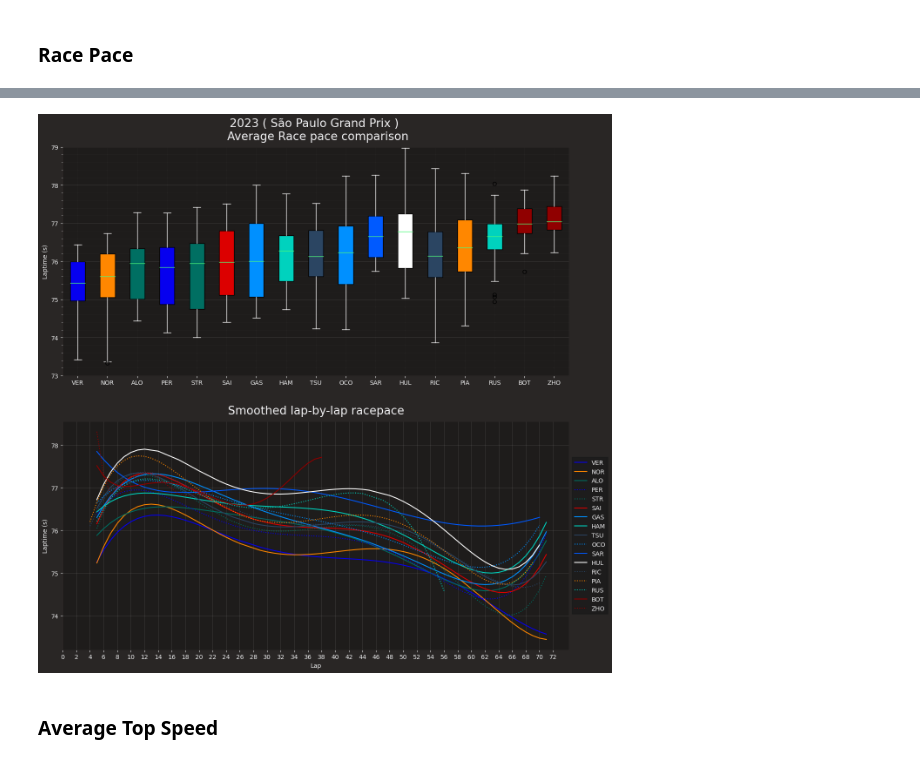
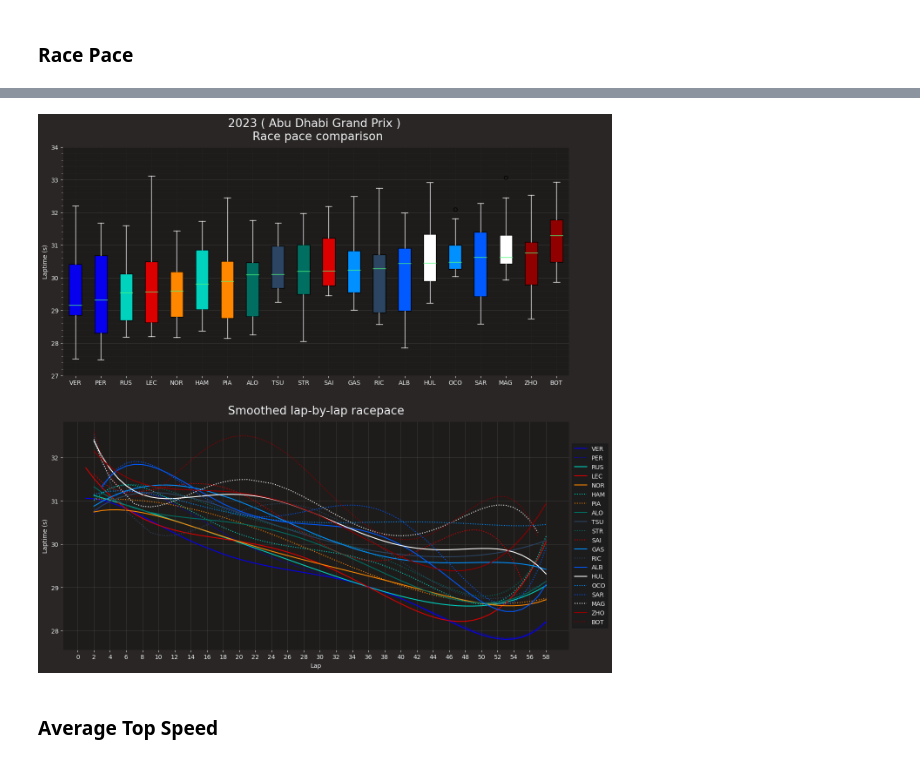
Before and after one commit to RACIM01/F1_Data_Analysing_RCM, a Jupyter notebook: Race.ipynb, the cells around one changed output, grey strips where cells are left out. Drawn from its saved outputs; the diff is of its cells as text; code cells hidden in the pictures.

```diff
--- a/Race.ipynb
+++ b/Race.ipynb
@@ -29,8 +33,9 @@ fastf1.plotting.setup_mpl(mpl_timedelta_support=False, misc_mpl_mods=False)
 # %%
 ses = 5
-race = 20
+race = 'abu dhabi'
+year = 2023
 # %%
-session = fastf1.get_session(2023,race,ses)
+session = fastf1.get_session(year,race,ses)
 session.load()
 fastf1.Cache.enable_cache('cache')
 # %% [output]
@@ -380,7 +394,7 @@ delta_time = laps[["DriverNumber","Driver","LapNumber","LapStartTime","LapStartT
 # delta_time["LapNumber"] = delta_time["LapNumber"] -1
 # loop to calculate race gap to race winner
 for i in drivers:
-    print(i)
+    # print(i)
     #calculate the difference between race winner and other drivers on the laps Start Time Seconds
     gap = delta_time.loc[delta_time["DriverNumber"] == i,["LapStartTimeS"]].reset_index() - delta_time.loc[delta_time["DriverNumber"] == winner,["LapStartTimeS"]].reset_index()
     #Drop NAN values
@@ -418,23 +432,24 @@ for i in drivers[:10]:
     #     max_gap = int(y.max().values[0])+10
     # if (min_gap > y.min().values[0]):
     #     min_gap = int(y.min().values[0]) - (10+int(y.min().values[0]))
-    plt.text(x.max()+0.2, y.iloc[-1], "+"+"{:.3f}".format(y.iloc[-1]), fontsize=10, color='white')
+    # plt.text(x.max()+0.2, y.iloc[-1], "+"+"{:.3f}".format(y.iloc[-1]), fontsize=10, color='white')
 # Customize the plot
 plt.title('2023 ('+race_name+') \n Gap to '+session_name+' Winner')
 plt.xlabel('Lap')
 plt.ylabel('Seconds Gap')
 plt.xticks(range(0, max_lap_race+2, 2))
-plt.xlim(0, max_lap_race+8)
-plt.yticks(range(-15, 100, 5))
+plt.xlim(0, max_lap_race+2)
+plt.yticks(range(-30, 90, 5))
+plt.ylim(-20, 60)
 plt.gca().invert_yaxis()
 
 #Safety car zone
 SC = Safety_car(safetycar)
 VSC = Safety_car(Vsafetycar)
 for i in range(0,len(SC)):
-    plt.axvspan(SC[i][0], SC[i][1], facecolor='yellow', alpha=0.3, label = 'SC')
+    plt.axvspan(SC[i][0], SC[i][1], facecolor='yellow', alpha=0.2, label = 'SC')
 for i in range(0,len(VSC)):
-    plt.axvspan(VSC[i][0], VSC[i][1], facecolor='orange', alpha=0.3, label = 'VSC')
+    plt.axvspan(VSC[i][0], VSC[i][1], facecolor='orange', alpha=0.2, label = 'VSC')
 
 # plt.fill_between([14, 15],-10,80, color='Orange', alpha=0.3, label='VSC')
 
@@ -449,6 +464,6 @@ plt.grid(True, alpha=0.1)
 plt.legend(loc='center left', bbox_to_anchor=(1, 0.5))
 
 # Display the plot
-plt.savefig('C:/Users/GTR/Pictures/Graphes/Race/2023_'+race_name+'_GapRaceWinner.png', dpi=200, bbox_inches='tight')
+plt.savefig('C:/Users/GTR/Pictures/Graphes/Race/'+str(year)+' '+race_name+'/'+str(year)+'_'+race_name+'_GapRaceWinner.png', dpi=200, bbox_inches='tight')
 plt.show()
 # %% [output]
@@ -606,15 +605,20 @@ laptime_min = q25 - (1.5 * intr_qr) # IQR proximity rule: Min = q25 + 1,5 * IQR
 laps_pace.loc[laps_pace['LapTimeS'] < laptime_min, 'LapTimeS'] = np.nan
 laps_pace.loc[laps_pace['LapTimeS'] > laptime_max, 'LapTimeS'] = np.nan
 
+laps_pace['LapTimeS'] = laps_pace['LapTimeS'] - 60
 
+pace = laps_pace[["Driver","LapTimeS"]].dropna()
+pace = pace.groupby("Driver").median().reset_index().sort_values(by="LapTimeS").reset_index(drop=True)
+pace = pd.merge(pace, results[["Abbreviation","TeamColor"]], left_on='Driver', right_on='Abbreviation')
 # drivers abreviation list
-drivers_to_visualize = drivers_abr[:20]
+drivers_to_visualize = pace['Driver'].values
 
 # drivers average lap DataFrame
 # drivers= results['Abbreviation']
 # y axis max and min values
 max_time = int(laps_pace["LapTimeS"].max())+1
 min_time = int(laps_pace["LapTimeS"].min())-1
+
 
 # Ploting Graph
 
@@ -636,7 +640,7 @@ laptimes = [laps_pace.pick_driver(x)['LapTimeS'].dropna() for x in drivers_to_vi
 boxplot = ax[0].boxplot(laptimes, labels=drivers_to_visualize, patch_artist=True)
 
 # Set the colors for each boxplot
-for box, color in zip(boxplot['boxes'],results["TeamColor"]):
+for box, color in zip(boxplot['boxes'],pace["TeamColor"]):
     box.set(facecolor=color)  # Set the face color of the box
 
 # Set the line color to white
@@ -645,11 +649,10 @@ for whisker, cap in zip(boxplot['whiskers'], boxplot['caps']):
     cap.set(color='white')
 
 # Set the title and labels for the boxplot
-ax[0].set_title('2023 ( '+race_name+' ) \n Average '+session_name+' pace comparison')
+ax[0].set_title('2023 ( '+race_name+' ) \n '+session_name+' pace comparison')
 ax[0].set_ylabel('Laptime (s)')
 ax[0].yaxis.set_minor_locator(ticker.MultipleLocator(base=0.2))
 ax[0].grid(which='both',alpha=0.05)
-
 
 
 # ##############################
@@ -659,52 +662,52 @@ ax[0].grid(which='both',alpha=0.05)
 # ##############################
 for driver in drivers_to_visualize:
     driver_laps = laps_pace.pick_driver(driver)[['LapNumber', 'LapTimeS', 'Team']]
+    if len(driver_laps)> max_lap_race*0.8:
+        # Select all the laps from that driver
+        driver_laps = driver_laps.dropna()
 
-    # Select all the laps from that driver
-    driver_laps = driver_laps.dropna()
+        # Extract the team for coloring purploses
+        team = pd.unique(driver_laps['Team'])[0]
 
-    # Extract the team for coloring purploses
-    team = pd.unique(driver_laps['Team'])[0]
+        # X-coordinate is the lap number
+        x = driver_laps['LapNumber']
 
-    # X-coordinate is the lap number
-    x = driver_laps['LapNumber']
+        # Y-coordinate a smoothed line between all the laptimes
+        poly = np.polyfit(driver_laps['LapNumber'], driver_laps['LapTimeS'], 5)
+        y_poly = np.poly1d(poly)(driver_laps['LapNumber'])
 
-    # Y-coordinate a smoothed line between all the laptimes
-    poly = np.polyfit(driver_laps['LapNumber'], driver_laps['LapTimeS'], 5)
-    y_poly = np.poly1d(poly)(driver_laps['LapNumber'])
+        # Make sure that two teammates don't get the same line style
+        linestyle = '-' if team not in visualized_teams else ':'
 
-    # Make sure that two teammates don't get the same line style
-    linestyle = '-' if team not in visualized_teams else ':'
+        # Plot the data
+        ax[1].plot(x, y_poly, label=driver, color=fastf1.plotting.team_color(team), linestyle=linestyle)
 
-    # Plot the data
-    ax[1].plot(x, y_poly, label=driver, color=fastf1.plotting.team_color(team), linestyle=linestyle)
+        # Include scatterplot (individual laptimes)
+        # y = driver_laps['LapTimeS']
+        # scatter_marker = 'o' if team not in visualized_teams else '^'
+        # ax[1].scatter(x, y, label=driver, color=ff1.plotting.team_color(team), marker=scatter_marker)
 
-    # Include scatterplot (individual laptimes)
-    # y = driver_laps['LapTimeS']
-    # scatter_marker = 'o' if team not in visualized_teams else '^'
-    # ax[1].scatter(x, y, label=driver, color=ff1.plotting.team_color(team), marker=scatter_marker)
+        # Append labels
+        ax[1].set(ylabel = 'Laptime (s)')
+        ax[1].set(xlabel = 'Lap')
 
-    # Append labels
-    ax[1].set(ylabel = 'Laptime (s)')
-    ax[1].set(xlabel = 'Lap')
+        # Set title
+        ax[1].set_title('Smoothed lap-by-lap racepace')
 
-    # Set title
-    ax[1].set_title('Smoothed lap-by-lap racepace')
+        # ax[1].set_xtrick(range(0,55),2)
 
-    # ax[1].set_xtrick(range(0,55),2)
-
-    # Generate legend
-    ax[1].legend(loc='center left', bbox_to_anchor=(1, 0.5))
+        # Generate legend
+        ax[1].legend(loc='center left', bbox_to_anchor=(1, 0.5))
 
 
-    # Add the team to the visualized teams variable so that the next time the linestyle will be different
-    visualized_teams.append(team)
+        # Add the team to the visualized teams variable so that the next time the linestyle will be different
+        visualized_teams.append(team)
 
 plt.xticks(range(0,int(session.laps["LapNumber"].max()+2), 2))
 ax[0].grid(axis='y',alpha=0.2)
 ax[0].set_yticks(range(min_time,200,1))
-ax[0].set_ylim(min_time+1,int(laptime_max )+1)
+ax[0].set_ylim(min_time+1,int(max_time))
 ax[1].grid(True,alpha=0.2)
 # plt.axvspan(32, 38, facecolor='yellow', alpha=0.3)
-plt.savefig('C:/Users/GTR/Pictures/Graphes/Race/2023_'+race_name+'_'+session_name+'_Pace_comparison.png', dpi=200)
+plt.savefig('C:/Users/GTR/Pictures/Graphes/Race/'+str(year)+' '+race_name+'/'+str(year)+'_'+race_name+'_'+session_name+'_Pace_comparison.png', dpi=200)
 # %% [output]
@@ -711,4 +719,4 @@ plt.savefig('C:/Users/GTR/Pictures/Graphes/Race/2023_'+race_name+'_'+session_nam
-[figure, old version]
+[figure, new version]
 # %% [markdown]
 ### Average Top Speed
 # %%
```
Also changed, not shown: parts of 19 cells of this notebook, 6 other files.
